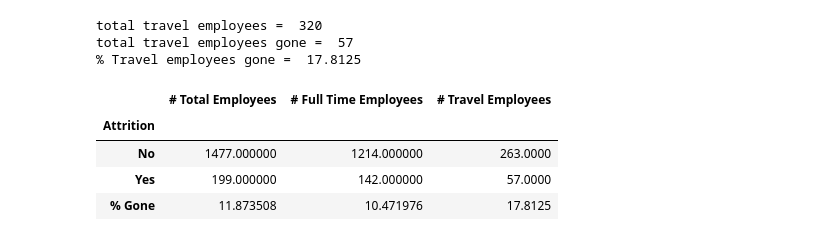
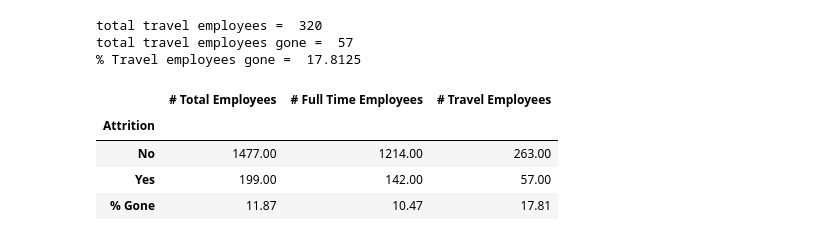
Before and after one commit to raamnath025/Project-1, a Jupyter notebook: Nurse_Pay.ipynb, the cells around one changed output. Saved outputs shown, nothing was run; the diff lists cells and outputs as text; code cells hidden in the pictures.

```diff
--- a/Nurse_Pay.ipynb
+++ b/Nurse_Pay.ipynb
@@ -188,13 +199,13 @@ total travel employees gone =  57
 % Travel employees gone =  17.8125
 # %%
 # add row showing percentages
-
-brkdn.loc["% Gone"] = [totalGone, FTGone, TravelGone]
-brkdn.to_csv("breakdown.csv")
-brkdn
+brkdnformatDF = brkdn
+brkdnformatDF.loc["% Gone"] = [totalGone, FTGone, TravelGone]
+brkdnformatDF = brkdnformatDF.round(decimals=2)
+brkdnformatDF
 # %% [output]
 |  | # Total Employees | # Full Time Employees | # Travel Employees |
 | Attrition |  |  |  |
-| No | 1477.000000 | 1214.000000 | 263.0000 |
-| Yes | 199.000000 | 142.000000 | 57.0000 |
-| % Gone | 11.873508 | 10.471976 | 17.8125 |
+| No | 1477.00 | 1214.00 | 263.00 |
+| Yes | 199.00 | 142.00 | 57.00 |
+| % Gone | 11.87 | 10.47 | 17.81 |
```
Also changed, not shown: parts of 11 cells of this notebook.
